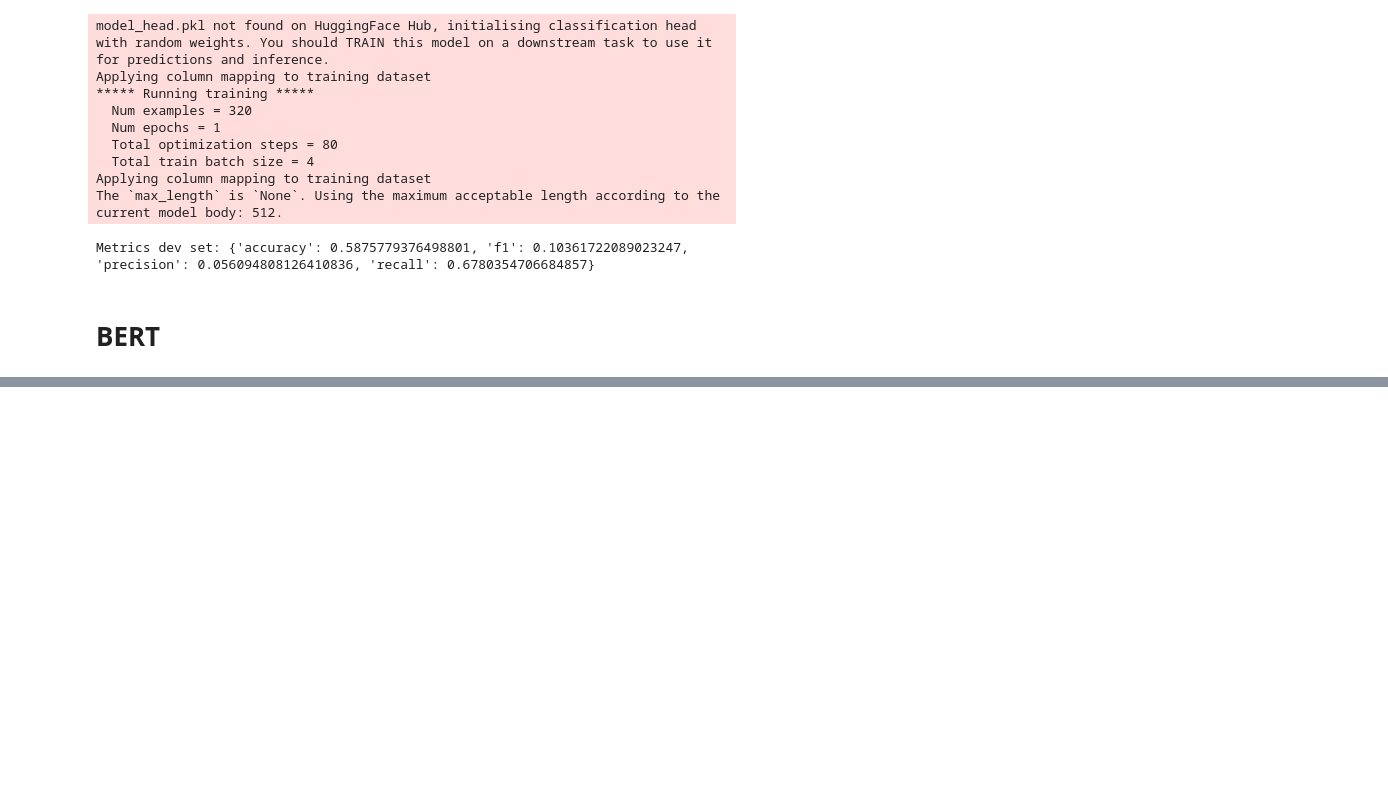
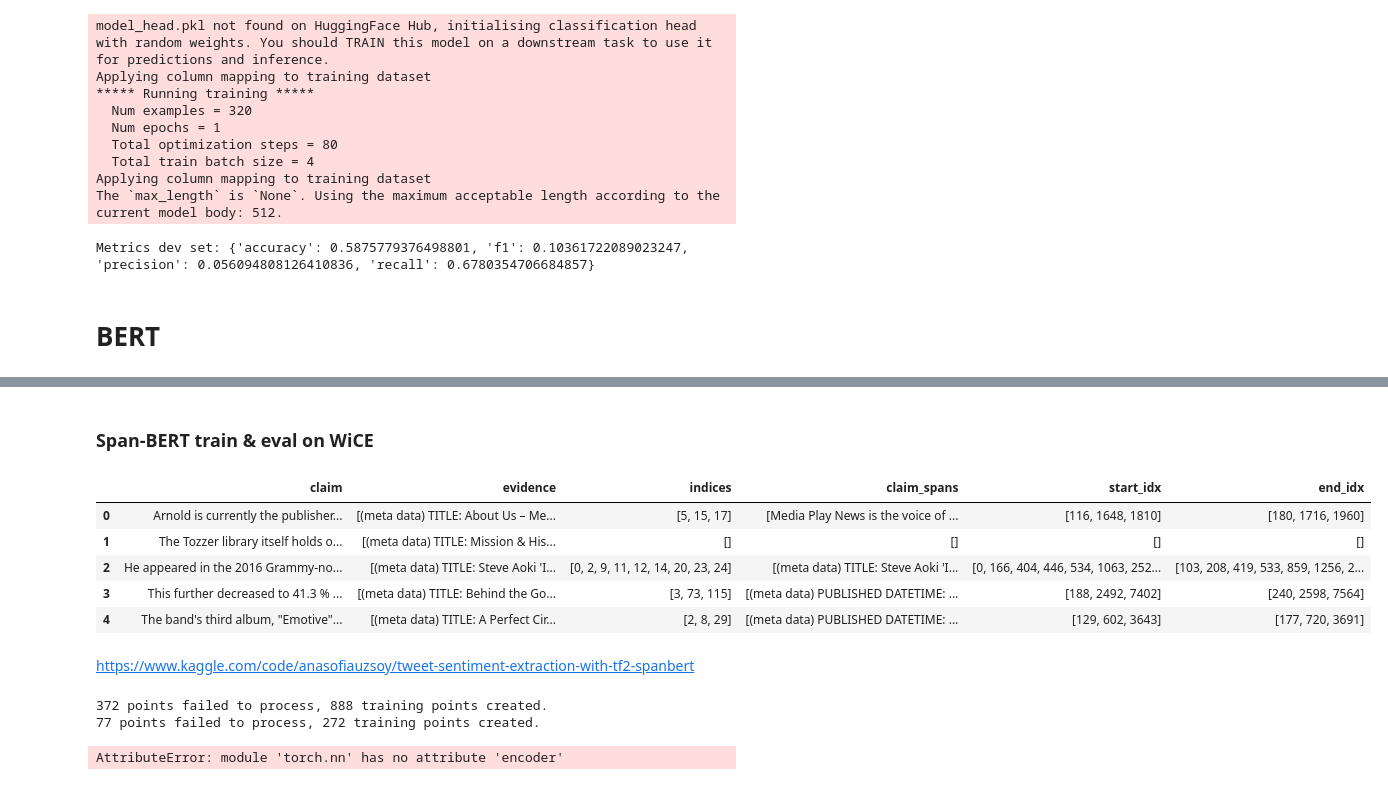
Before and after one commit to kevin-rn/Efficient-Fact-checking, a Jupyter notebook: helpers/wice_support_model.ipynb, the cells around one changed output, grey strips where cells are left out. Drawn from its saved outputs; the diff is of its cells as text; code cells hidden in the pictures; blank space fills up the shorter version.

Commit message:
update to span bert training

```diff
--- a/helpers/wice_support_model.ipynb
+++ b/helpers/wice_support_model.ipynb
@@ -341,0 +455,39 @@ Metrics dev set: {'accuracy': 0.5875779376498801, 'f1': 0.10361722089023247, 'pr
+# %% [markdown]
+### Span-BERT train & eval on WiCE
+# %%
+def span_indices(row_data):
+    indices = sorted(set(idx for sublist in row_data["supporting_sentences"] for idx in sublist))
+    return indices
+
+def claim_spans(row_data):
+    claims, start_idx, end_idx = [], [], []
+    for idx in row_data['indices']:
+        claim_worthy = row_data['evidence'][idx]
+        start = len(' '.join(row_data['evidence'][:idx]))
+
+        claims.append(claim_worthy)
+        start_idx.append(start)
+        end_idx.append(start + len(claim_worthy))
+    return claims, start_idx, end_idx
+
+
+df_train = pd.read_json(f"{data_path}/train.jsonl", lines=True)
+df_train['indices'] = df_train.apply(span_indices, axis=1)
+df_train.drop(columns=['label', 'supporting_sentences', 'meta'], inplace=True)
+df_train[['claim_spans', 'start_idx', 'end_idx']] = df_train.apply(claim_spans, axis=1, result_type='expand')
+
+df_dev = pd.read_json(f"{data_path}/dev.jsonl", lines=True)
+df_dev['indices'] = df_dev.apply(span_indices, axis=1)
+df_dev.drop(columns=['label', 'supporting_sentences', 'meta'], inplace=True)
+df_dev[['claim_spans', 'start_idx', 'end_idx']]= df_dev.apply(claim_spans, axis=1, result_type='expand')
+
+df_dev.head()
+# %% [output]
+|  | claim | evidence | indices | claim_spans | start_idx | end_idx |
+| 0 | Arnold is currently the publisher... | [(meta data) TITLE: About Us – Me... | [5, 15, 17] | [Media Play News is the voice of ... | [116, 1648, 1810] | [180, 1716, 1960] |
+| 1 | The Tozzer library itself holds o... | [(meta data) TITLE: Mission & His... | [] | [] | [] | [] |
+| 2 | He appeared in the 2016 Grammy-no... | [(meta data) TITLE: Steve Aoki 'I... | [0, 2, 9, 11, 12, 14, 20, 23, 24] | [(meta data) TITLE: Steve Aoki 'I... | [0, 166, 404, 446, 534, 1063, 252... | [103, 208, 419, 533, 859, 1256, 2... |
+| 3 | This further decreased to 41.3 % ... | [(meta data) TITLE: Behind the Go... | [3, 73, 115] | [(meta data) PUBLISHED DATETIME: ... | [188, 2492, 7402] | [240, 2598, 7564] |
+| 4 | The band's third album, "Emotive"... | [(meta data) TITLE: A Perfect Cir... | [2, 8, 29] | [(meta data) PUBLISHED DATETIME: ... | [129, 602, 3643] | [177, 720, 3691] |
+# %% [markdown]
+https://www.kaggle.com/code/anasofiauzsoy/tweet-sentiment-extraction-with-tf2-spanbert
@@ -341,0 +583,9 @@ Metrics dev set: {'accuracy': 0.5875779376498801, 'f1': 0.10361722089023247, 'pr
+# %%
+train_examples = create_wice_examples(df_train)
+x_train, y_train = create_inputs_targets(train_examples)
+
+dev_examples = create_wice_examples(df_dev)
+x_eval, y_eval = create_inputs_targets(dev_examples)
+# %% [output]
+372 points failed to process, 888 training points created.
+77 points failed to process, 272 training points created.
@@ -341,0 +634,4 @@ Metrics dev set: {'accuracy': 0.5875779376498801, 'f1': 0.10361722089023247, 'pr
+# %%
+model = WiCeSpan_Model(model, max_len)
+# %% [output]
+AttributeError: module 'torch.nn' has no attribute 'encoder'
```
Also changed, not shown: parts of 13 cells of this notebook, 2 other files.
